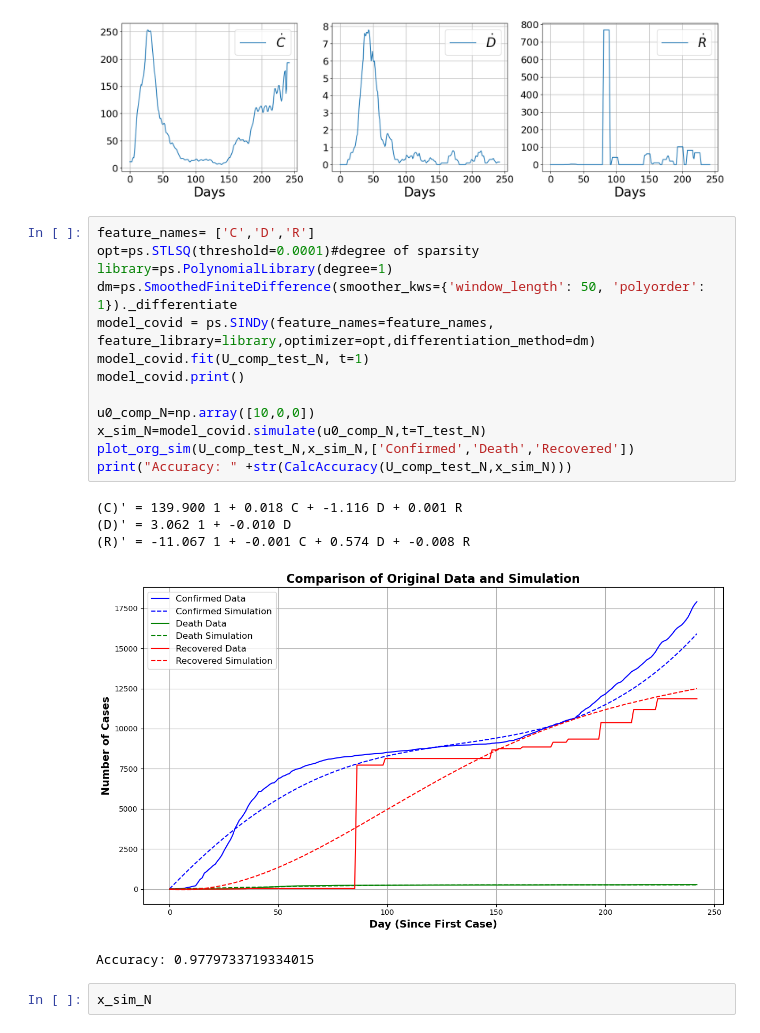
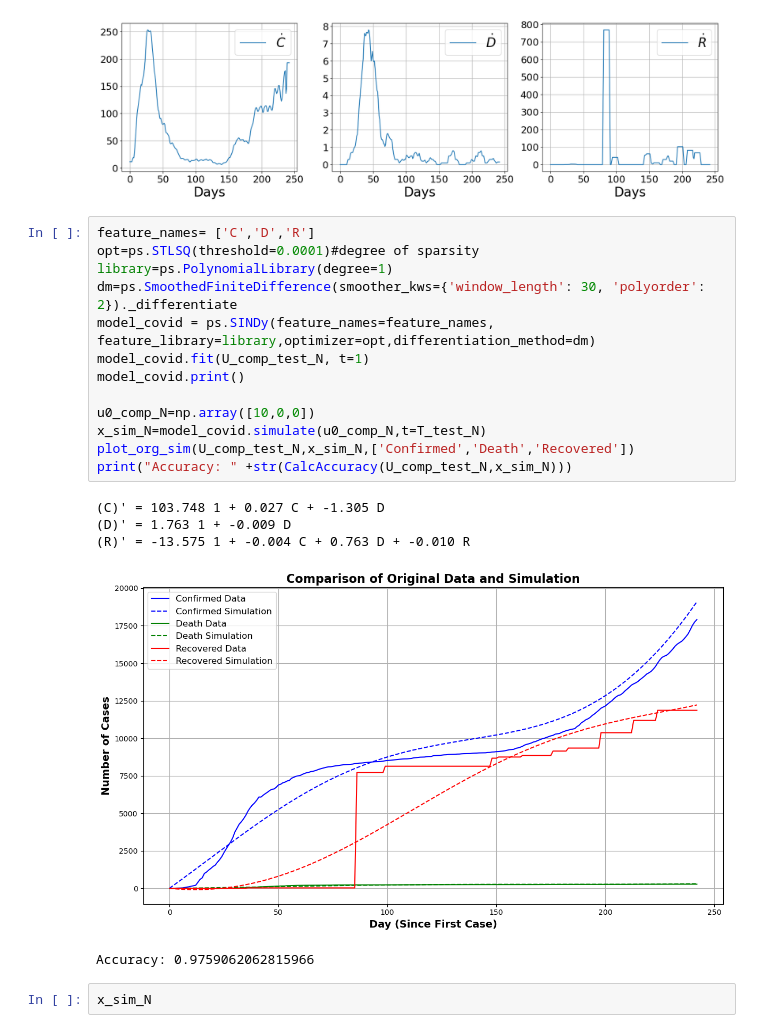
Before and after one commit to olufisayo-akindele/Sparse-Indetification-of-Nonlinear-Dynamics, a Jupyter notebook: pysindy-master/examples/1_feature_overview/Covid-19 sindy 2.ipynb, the cells around one changed output. Saved outputs shown, nothing was run; the diff lists cells and outputs as text.

```diff
--- a/pysindy-master/examples/1_feature_overview/Covid-19 sindy 2.ipynb
+++ b/pysindy-master/examples/1_feature_overview/Covid-19 sindy 2.ipynb
@@ -545,22 +525,22 @@ plot_data_and_derivative(U_comp_test_N,covid_dt, ps.SmoothedFiniteDifference(smo
 # %%
 feature_names= ['C','D','R']
 opt=ps.STLSQ(threshold=0.0001)#degree of sparsity
 library=ps.PolynomialLibrary(degree=1)
-dm=ps.SmoothedFiniteDifference(smoother_kws={'window_length': 50, 'polyorder': 1})._differentiate
+dm=ps.SmoothedFiniteDifference(smoother_kws={'window_length': 30, 'polyorder': 2})._differentiate
 model_covid = ps.SINDy(feature_names=feature_names, feature_library=library,optimizer=opt,differentiation_method=dm)
 model_covid.fit(U_comp_test_N, t=1)
 model_covid.print()
 
 u0_comp_N=np.array([10,0,0])
 x_sim_N=model_covid.simulate(u0_comp_N,t=T_test_N)
 plot_org_sim(U_comp_test_N,x_sim_N,['Confirmed','Death','Recovered'])
 print("Accuracy: " +str(CalcAccuracy(U_comp_test_N,x_sim_N)))
 # %% [output]
-(C)' = 139.900 1 + 0.018 C + -1.116 D + 0.001 R
-(D)' = 3.062 1 + -0.010 D
-(R)' = -11.067 1 + -0.001 C + 0.574 D + -0.008 R
+(C)' = 103.748 1 + 0.027 C + -1.305 D
+(D)' = 1.763 1 + -0.009 D
+(R)' = -13.575 1 + -0.004 C + 0.763 D + -0.010 R
-[figure, old version]
+[figure, new version]
-Accuracy: 0.9779733719334015
+Accuracy: 0.9759062062815966
 # %%
 x_sim_N
 # %% [output]
```
Also changed, not shown: parts of 2 cells of this notebook.
